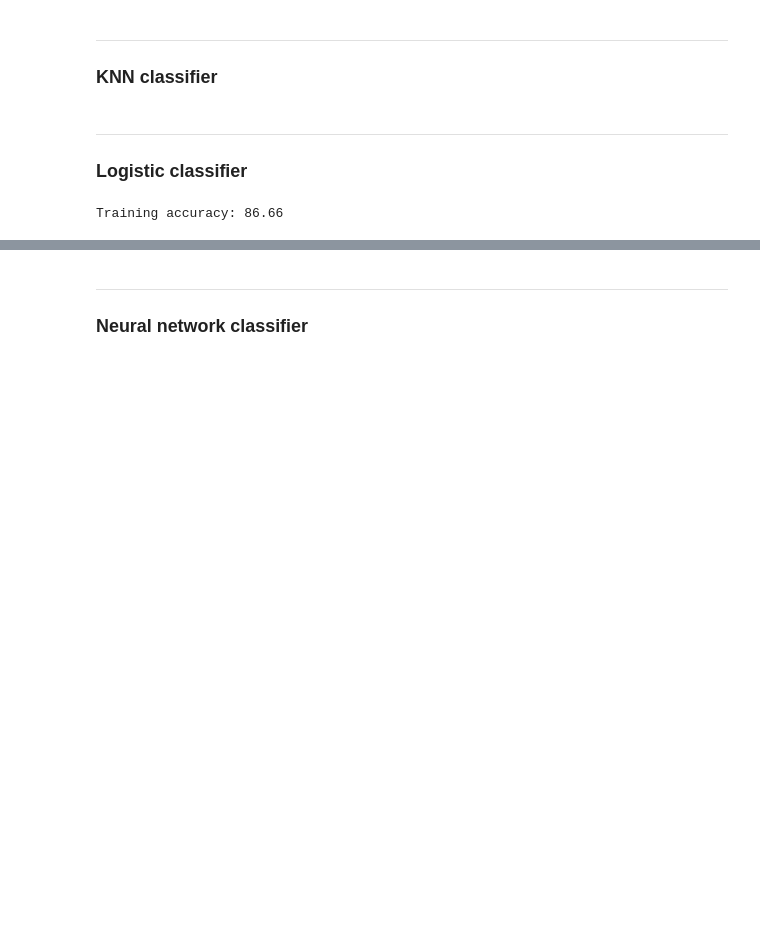
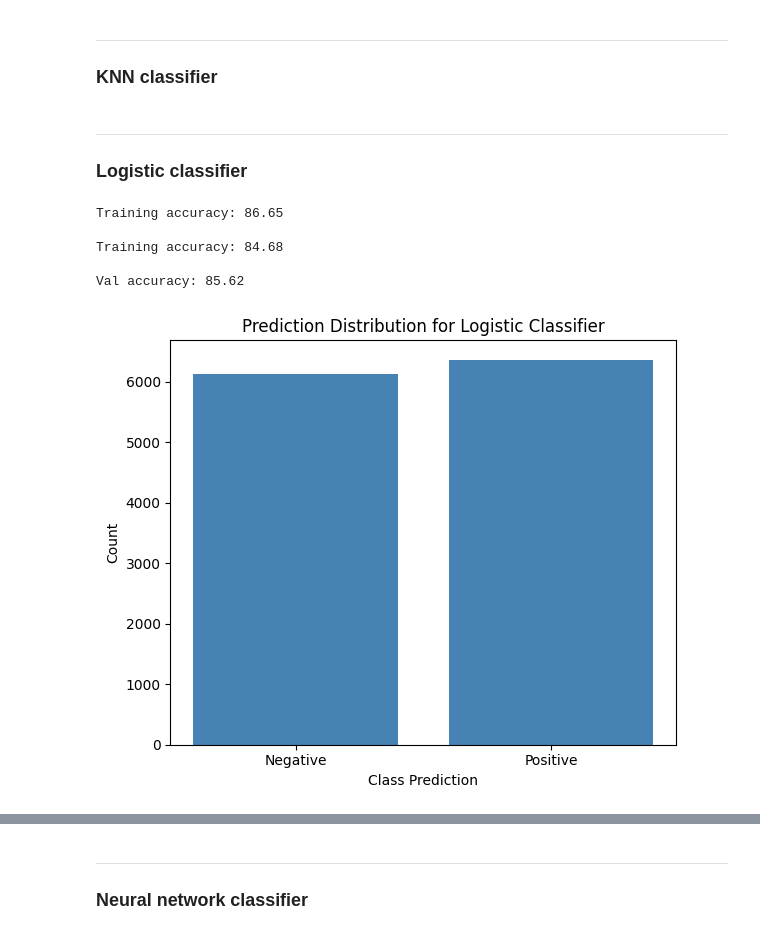
Before and after one commit to MiaNguyen912/cs178-IMDb-movie-reviews-classification--final-project-, a Jupyter notebook: IMDb_Movie_Reviews.ipynb, the cells around one changed output, grey strips where cells are left out. Saved outputs shown, nothing was run; the diff lists cells and outputs as text; code cells hidden in the pictures; blank space fills up the shorter version.

```diff
--- a/IMDb_Movie_Reviews.ipynb
+++ b/IMDb_Movie_Reviews.ipynb
@@ -337,4 +347,29 @@ def logistic_classification(X, y):
 # %%
-logistic_classifier, _ = logistic_classification(X_train_vectorized, y_train)
+logistic_classifier, logistic_train_accuracy, test_accuracy, val_accuracy, test_predictions = logistic_classification(X_train_vectorized, y_train, X_test_vectorized, y_test, X_val_vectorized, y_val)
 # %% [output]
-Training accuracy: 86.66
+Training accuracy: 86.65
+
+Training accuracy: 84.68
+
+Val accuracy: 85.62
+# %%
+def plot_prediction_distribution(predictions):
+
+    labels, counts = np.unique(predictions, return_counts=True)
+
+    # Map numeric labels to string class names
+    label_names = ['Negative' if label == 0 else 'Positive' for label in labels]
+
+    plt.figure(figsize=(6, 5))
+    plt.bar(label_names, counts, color='steelblue')
+
+    plt.title("Prediction Distribution for Logistic Classifier")
+    plt.xlabel("Class Prediction")
+    plt.ylabel("Count")
+
+    plt.tight_layout()
+    plt.show()
+
+plot_prediction_distribution(test_predictions)
+# %% [output]
+[figure, added]
```
Also changed, not shown: parts of 10 cells of this notebook.
